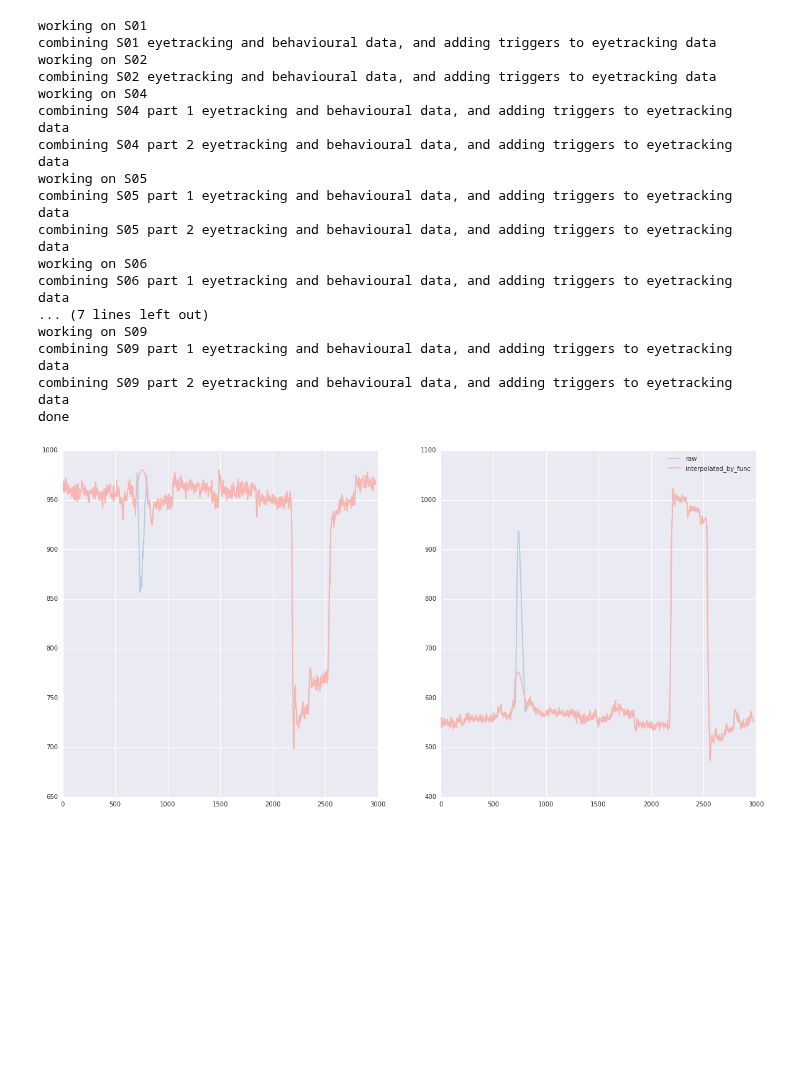
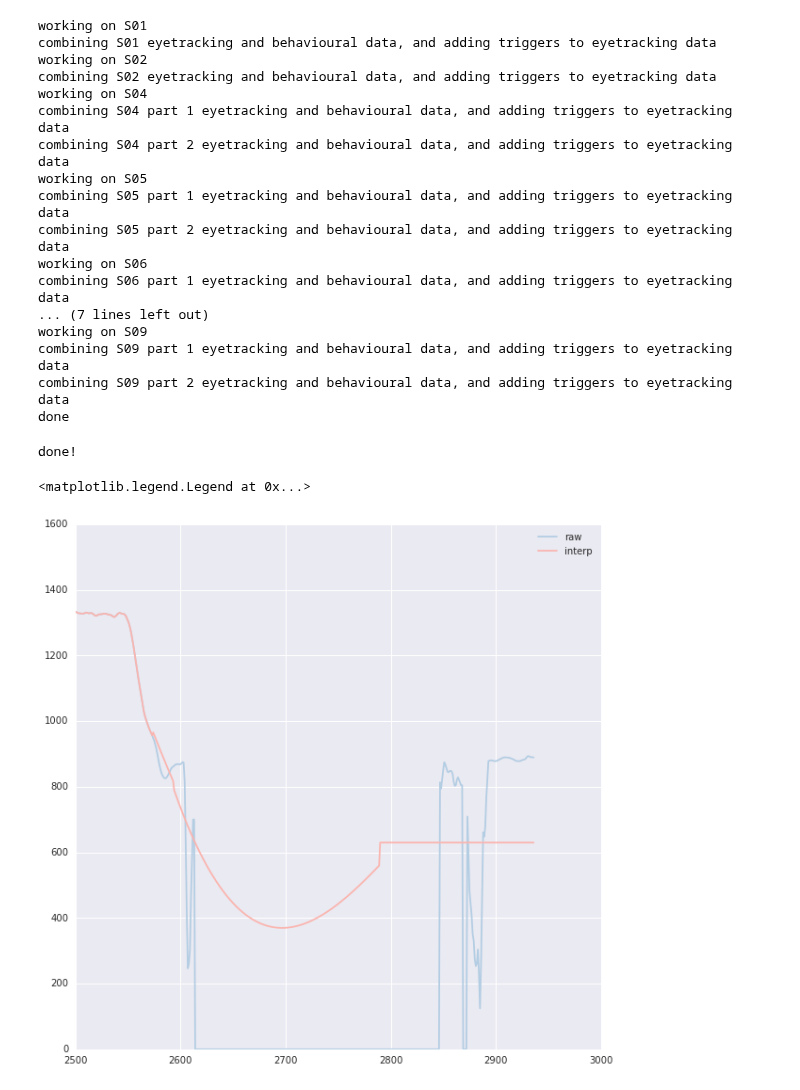
Before and after one commit to Nian-Jingqing/AttentionSaccade, a Jupyter notebook: AttentionSaccade_EyetrackerAnalysis.ipynb, the cells around one changed output. Cells and saved outputs as stored; diff of their text form; code cells hidden in the pictures; blank space fills up the shorter version.

```diff
--- a/AttentionSaccade_EyetrackerAnalysis.ipynb
+++ b/AttentionSaccade_EyetrackerAnalysis.ipynb
@@ -329,3 +333,13 @@ working on S09
 combining S09 part 1 eyetracking and behavioural data, and adding triggers to eyetracking data
 combining S09 part 2 eyetracking and behavioural data, and adding triggers to eyetracking data
 done
+# %%
+#check a trial with a blink in the 'middle' to verify script works
+tmptrl = copy.deepcopy(edat[7][70])
+plt.plot(tmptrl['x'], color = '#b3cde3', label = 'raw')
+myfunctions.interpolateBlinks(tmptrl)
+plt.plot(tmptrl['x'], color = '#fbb4ae', label = 'interpolated')
+plt.legend()
+plt.rcParams['figure.figsize'] = (7,7)
+plt.xlim([0,750])
+plt.ylim([1000-ppd*2,1000])
@@ -335,6 +359,8 @@ done
 # takes the time at which is starts, and subtracts the time at which the array appears, to calculate
 # saccade response time
 # saccades: start, end, duration, startx, starty, endx, endy
+
+#edat = copy.deepcopy(edata)
 
 for isub in range(len(edat)): #loop through participants
     sacctask = [x for x in range(len(edat[isub])) if edat[isub][x]['behaviour']['task'] == 2.0] # find trial indices of saccade task
@@ -367,26 +393,30 @@ for isub in range(len(edat)): #loop through participants
             edat[isub][i]['behaviour']['saccadetime']  = np.NaN
 
 # interpolate blinks in the gaze (x/y) data
-#for isub in range(len(edat)):
-#    for trl in range(len(edat[isub])):
-#        myfunctions.interpolateBlinks(trl, kind='cubic') #cubic spline interpolation of blinks in x + y traces of data
+
+# NB: this doesn't work on subject 4, where the data was collected at 250 Hz.
+# need to find an acceptable way of removing blinks with the lower temporal resolution, as it cant be done effectively with the interpolateBlinks function, as it has inaccuracies in identification of blink end!
+
+for isub in range(len(edat)):
+    if sublist[isub] != 4:
+        for trl in range(len(edat[isub])):
+            myfunctions.interpolateBlinks(edat[isub][trl])
+
+print 'done!'
+# %% [output]
+done!
-# %%
-trl = copy.deepcopy(edat[0][40]) #this trial has a blink in it
-# demonstrate blink removal function
-plt.rcParams['figure.figsize'] = (20,10)
-fig = plt.figure()
-fig.set_canvas(plt.gcf().canvas)
-ax1 = fig.add_subplot(1,2,1)
-ax2 = fig.add_subplot(1,2,2)
-ax1.plot(trl['x'], color = '#b3cde3', label = 'raw')
-ax2.plot(trl['y'], color = '#b3cde3', label = 'raw')
-myfunctions.interpolateBlinks(trl, kind = 'cubic')
-ax1.plot(trl['x'], color = '#fbb4ae', label = 'interpolated_by_func'); plt.legend()
-ax2.plot(trl['y'], color = '#fbb4ae', label = 'interpolated_by_func'); plt.legend()
-plt.show()
-fig.savefig(os.path.join(workingfolder, 'figures', 'blink_interpolation_example.pdf'))
-# %% [output]
-[figure, removed]
+# %%
+#check interpolation working on trial with two blinks at the end of the trial!
+temp = copy.deepcopy(edat[3][568])
+plt.rcParams['figure.figsize'] = (10,10)
+plt.plot(temp['x'], label = 'raw', color = '#b3cde3')
+myfunctions.interpolateBlinks(temp)
+plt.plot(temp['x'], label = 'interp', color = '#fbb4ae')
+plt.xlim([2500, None])
+plt.legend()
+# %% [output]
+<matplotlib.legend.Legend at 0x...>
+[figure, added]
 # %%
 # now all first saccades (after array) have been calculated, mark all trials where onset latency is less than 50ms as 'unusable'
 # i.e. data[subject][trial]['behaviour']['sacc_allowed] = 0 for trials where the onset was too quick, 1 for trials where it was ok
```
Also changed, not shown: parts of 22 cells of this notebook.
